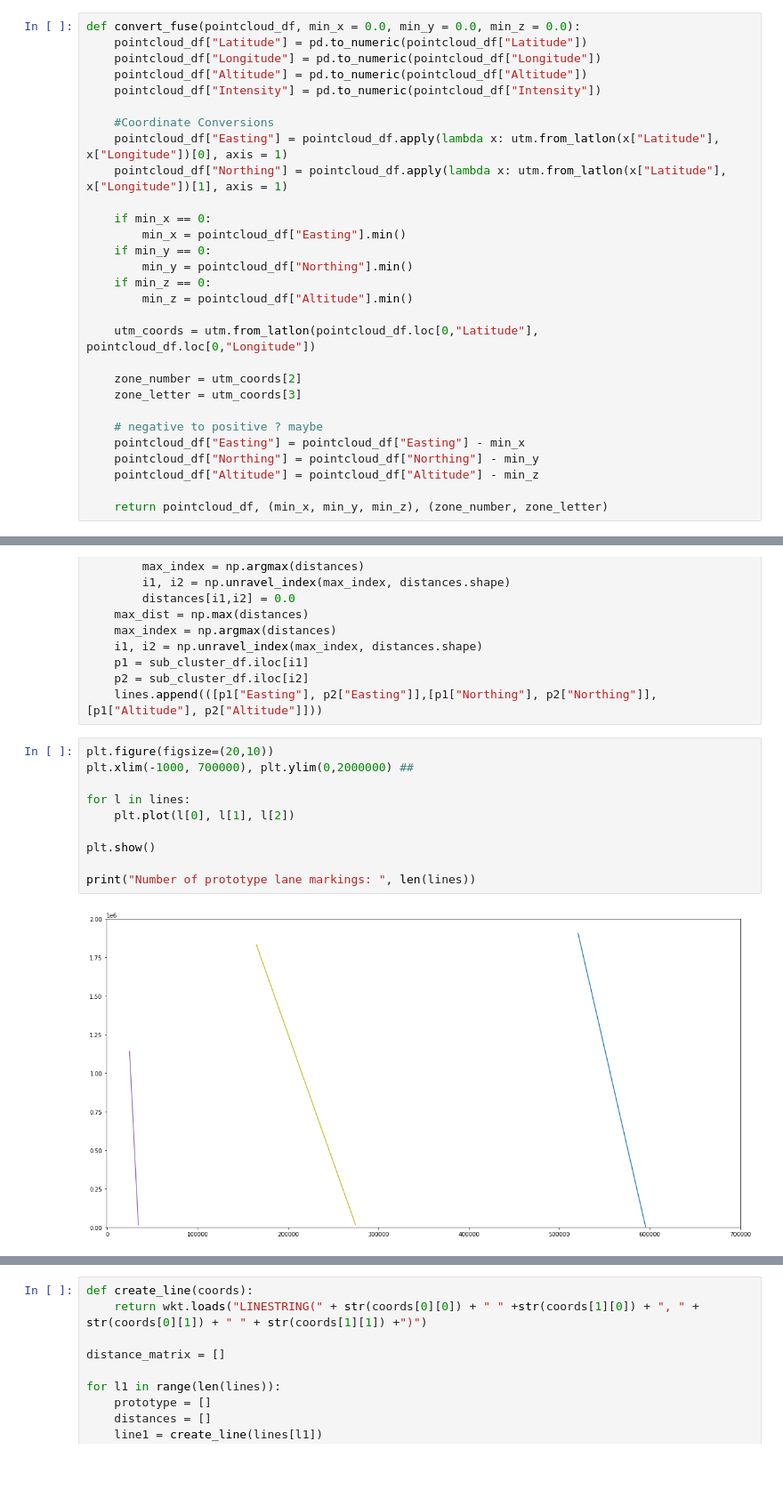
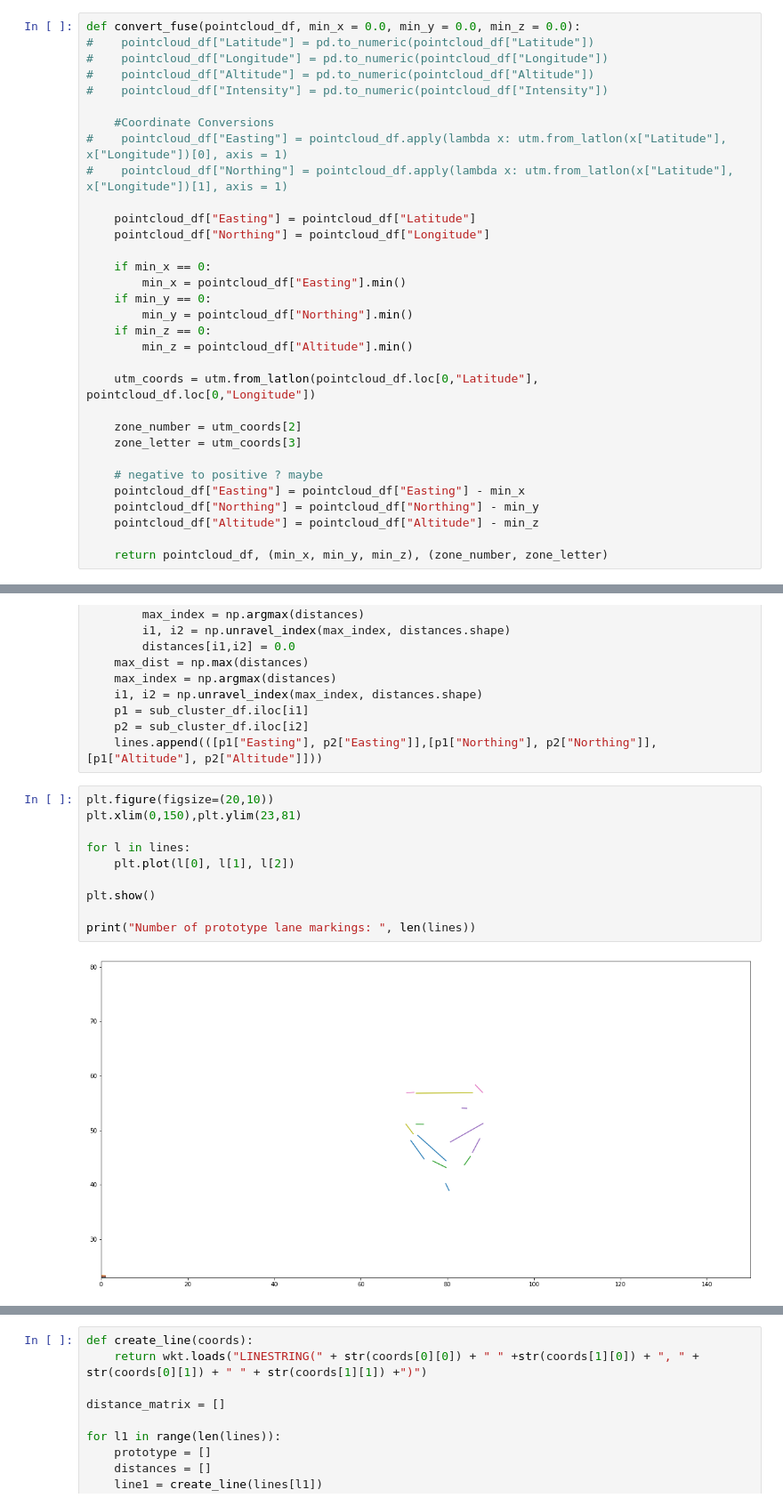
Before and after one commit to jacobyu-dev/Pointpillar_AB3DMOT_ROS_MAC, a Jupyter notebook: catkin_ws/src/pcl_ld/scripts/Pointcloud_LaneMarking_Detection.ipynb, the cells around one changed output, grey strips where cells are left out. Shown: that part at 89% size. Saved outputs shown, nothing was run; the diff lists cells and outputs as text; blank space fills up the shorter version.

```diff
--- a/catkin_ws/src/pcl_ld/scripts/Pointcloud_LaneMarking_Detection.ipynb
+++ b/catkin_ws/src/pcl_ld/scripts/Pointcloud_LaneMarking_Detection.ipynb
@@ -58,14 +58,17 @@ pointcloud_df
 124244 rows × 4 columns
 # %%
 def convert_fuse(pointcloud_df, min_x = 0.0, min_y = 0.0, min_z = 0.0):
-    pointcloud_df["Latitude"] = pd.to_numeric(pointcloud_df["Latitude"])
-    pointcloud_df["Longitude"] = pd.to_numeric(pointcloud_df["Longitude"])
-    pointcloud_df["Altitude"] = pd.to_numeric(pointcloud_df["Altitude"])
-    pointcloud_df["Intensity"] = pd.to_numeric(pointcloud_df["Intensity"])
+#    pointcloud_df["Latitude"] = pd.to_numeric(pointcloud_df["Latitude"])
+#    pointcloud_df["Longitude"] = pd.to_numeric(pointcloud_df["Longitude"])
+#    pointcloud_df["Altitude"] = pd.to_numeric(pointcloud_df["Altitude"])
+#    pointcloud_df["Intensity"] = pd.to_numeric(pointcloud_df["Intensity"])
 
     #Coordinate Conversions
-    pointcloud_df["Easting"] = pointcloud_df.apply(lambda x: utm.from_latlon(x["Latitude"], x["Longitude"])[0], axis = 1)
-    pointcloud_df["Northing"] = pointcloud_df.apply(lambda x: utm.from_latlon(x["Latitude"], x["Longitude"])[1], axis = 1)
+#    pointcloud_df["Easting"] = pointcloud_df.apply(lambda x: utm.from_latlon(x["Latitude"], x["Longitude"])[0], axis = 1)
+#    pointcloud_df["Northing"] = pointcloud_df.apply(lambda x: utm.from_latlon(x["Latitude"], x["Longitude"])[1], axis = 1)
+
+    pointcloud_df["Easting"] = pointcloud_df["Latitude"]
+    pointcloud_df["Northing"] = pointcloud_df["Longitude"]
 
     if min_x == 0:
         min_x = pointcloud_df["Easting"].min()
@@ -220,13 +223,13 @@ for cluster in range(n_clusters_):
     lines.append(([p1["Easting"], p2["Easting"]],[p1["Northing"], p2["Northing"]], [p1["Altitude"], p2["Altitude"]]))
 # %%
 plt.figure(figsize=(20,10))
-plt.xlim(-1000, 700000), plt.ylim(0,2000000) ##
+plt.xlim(0,150),plt.ylim(23,81)
 
 for l in lines:
     plt.plot(l[0], l[1], l[2])
 
 plt.show()
 
 print("Number of prototype lane markings: ", len(lines))
 # %% [output]
-[figure, old version]
+[figure, new version]
```
Also changed, not shown: parts of 6 cells of this notebook, 10 other files.
